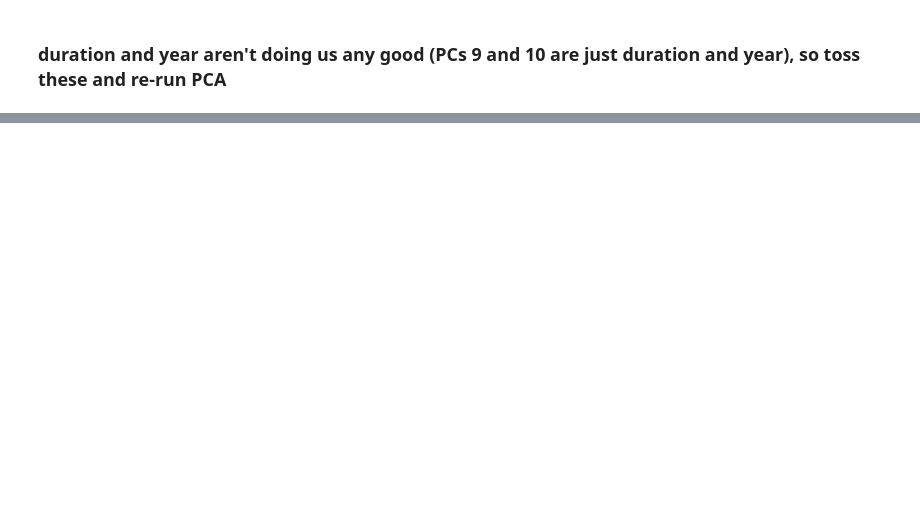
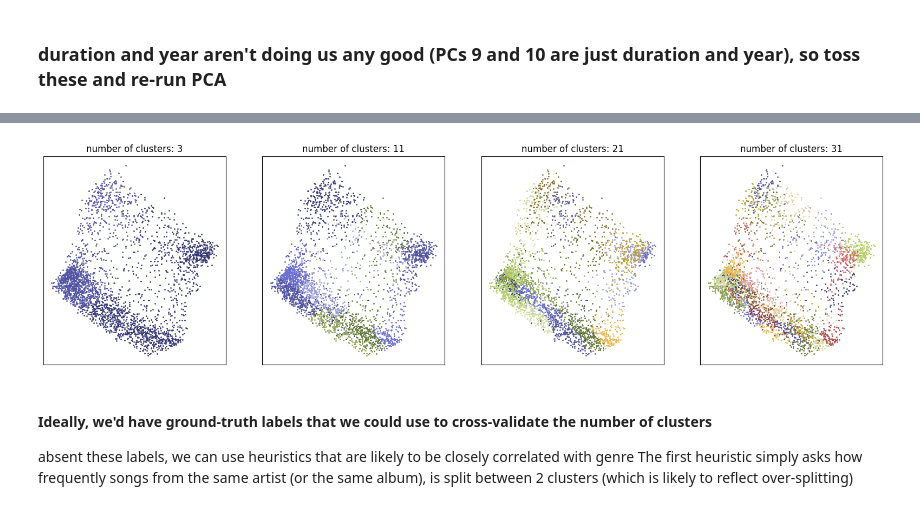
Before and after one commit to andrewZimnik/data_science, a Jupyter notebook: song_clustering/notebooks/song_clustering.ipynb, the cells around one changed output, grey strips where cells are left out. Saved outputs shown, nothing was run; the diff lists cells and outputs as text; code cells hidden in the pictures; blank space fills up the shorter version.

```diff
--- a/song_clustering/notebooks/song_clustering.ipynb
+++ b/song_clustering/notebooks/song_clustering.ipynb
@@ -788,14 +163,0 @@ result.pvalues
-# %%
-import statsmodels.api as sm
-
-model=sm.Logit(Y_train.astype('float32'),X_train.astype('float32'))
-result=model.fit()
-
-# plot the inverse of the P-values
-# sort the p-values
-idx = np.argsort(result.pvalues)
-
-# print the variables in order
-sorted_vars = [var_names[x] for x in idx]
-print('sorted variables: ')
-print(sorted_vars);
@@ -867,0 +229,27 @@ plt.title('predicting obesity using only log age');
+# %%
+# plot the data in the top 2 PCs, colored by label
+import matplotlib
+cmap = matplotlib.colormaps['tab20b']
+norm = matplotlib.colors.Normalize(vmin=0, vmax=clusters[-1]);
+
+plt.figure(figsize=(20,5))
+for ii,jj in enumerate([3,11,21,31]):
+    ax = plt.subplot(1,4,ii+1);
+    lIdx = np.nonzero(numClusters==jj)[0][0]
+
+    for kk in range(jj):
+        idx = cluster_labels_kMeans[lIdx] == kk
+        plt.plot(proj_ds[idx,0],proj_ds[idx,1],'.', ms = 2, color=cmap(norm(kk)))
+
+    # add a title
+    plt.title('number of clusters: ' + str(jj));
+
+    # remove tick labels
+    ax.set_xticks([]);
+    ax.set_yticks([]);
+# %% [output]
+[figure, added]
+# %% [markdown]
+#### Ideally, we'd have ground-truth labels that we could use to cross-validate the number of clusters
+absent these labels, we can use heuristics that are likely to be closely correlated with genre
+The first heuristic simply asks how frequently songs from the same artist (or the same album), is split between 2 clusters (which is likely to reflect over-splitting)
```
Also changed, not shown: parts of 68 cells of this notebook.
